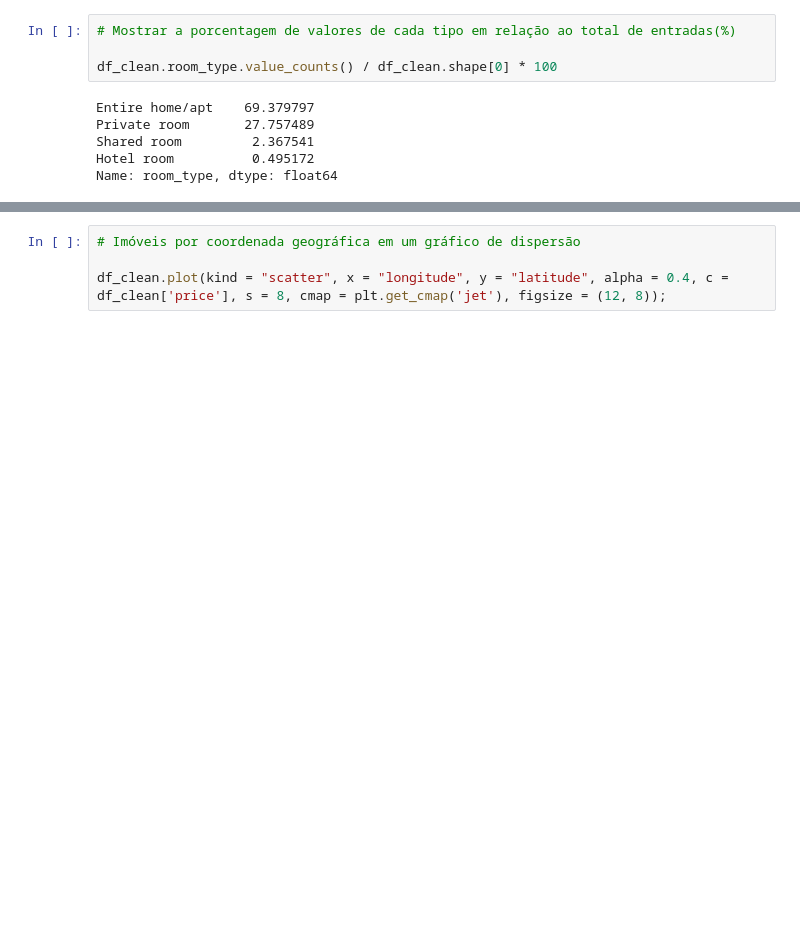
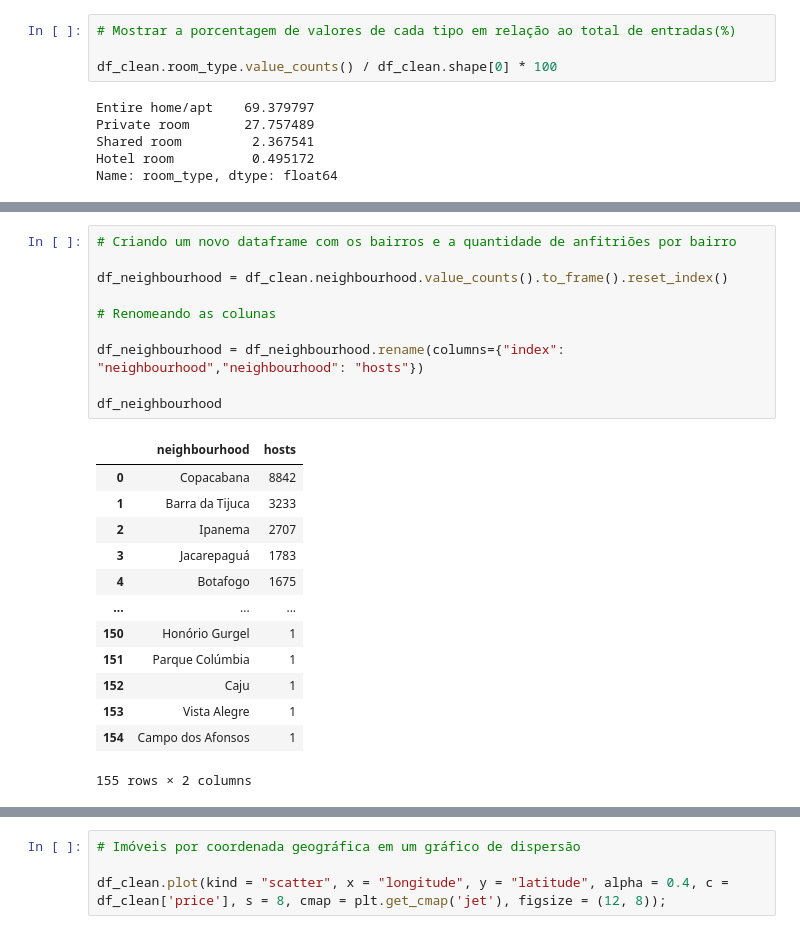
Before and after one commit to gabrielurbanin/analise-airbnb-rj, a Jupyter notebook: analise_airbnb.ipynb, the cells around one changed output, grey strips where cells are left out. Drawn from its saved outputs; the diff is of its cells as text; blank space fills up the shorter version.

```diff
--- a/analise_airbnb.ipynb
+++ b/analise_airbnb.ipynb
@@ -306,0 +345,24 @@ df_clean[df_clean.neighbourhood == 'Vaz Lobo']
+# %%
+# Criando um novo dataframe com os bairros e a quantidade de anfitriões por bairro
+
+df_neighbourhood = df_clean.neighbourhood.value_counts().to_frame().reset_index()
+
+# Renomeando as colunas
+
+df_neighbourhood = df_neighbourhood.rename(columns={"index": "neighbourhood","neighbourhood": "hosts"})
+
+df_neighbourhood
+# %% [output]
+|  | neighbourhood | hosts |
+| 0 | Copacabana | 8842 |
+| 1 | Barra da Tijuca | 3233 |
+| 2 | Ipanema | 2707 |
+| 3 | Jacarepaguá | 1783 |
+| 4 | Botafogo | 1675 |
+| ... | ... | ... |
+| 150 | Honório Gurgel | 1 |
+| 151 | Parque Colúmbia | 1 |
+| 152 | Caju | 1 |
+| 153 | Vista Alegre | 1 |
+| 154 | Campo dos Afonsos | 1 |
+155 rows × 2 columns
```
Also changed, not shown: parts of 29 cells of this notebook.
